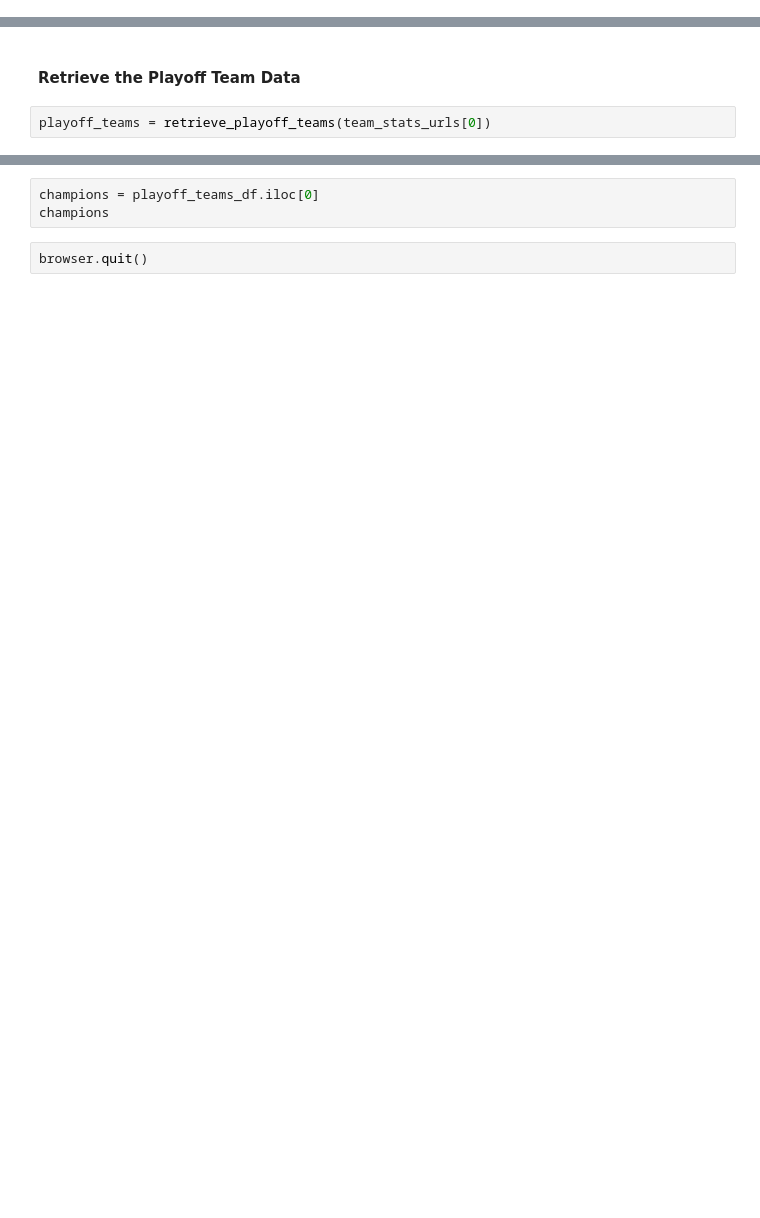
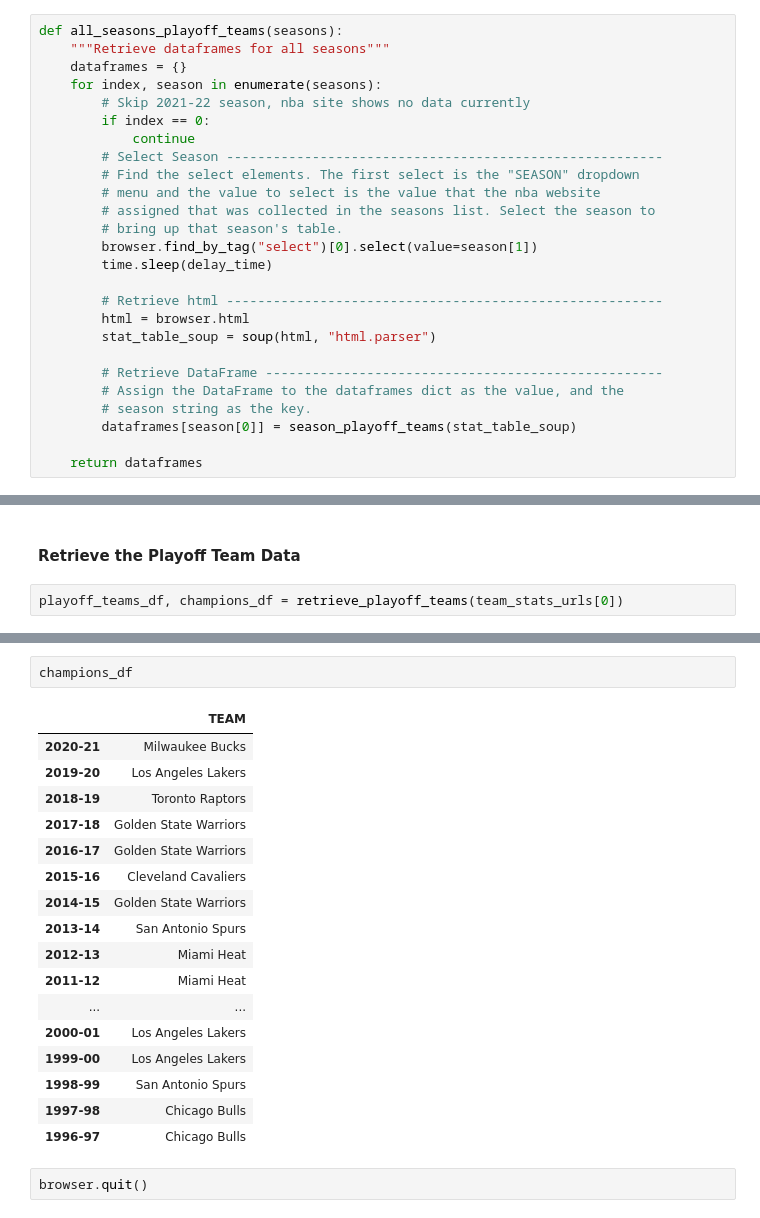
Before and after one commit to pascalegeday/NBA_Prediction_Analysis, a Jupyter notebook: nba_stats_scraper.ipynb, the cells around one changed output, grey strips where cells are left out. Saved outputs shown, nothing was run; the diff lists cells and outputs as text; blank space fills up the shorter version.

```diff
--- a/nba_stats_scraper.ipynb
+++ b/nba_stats_scraper.ipynb
@@ -265,0 +343,26 @@ def season_playoff_teams(stat_table_soup):
+# %%
+def all_seasons_playoff_teams(seasons):
+    """Retrieve dataframes for all seasons"""
+    dataframes = {}
+    for index, season in enumerate(seasons):
+        # Skip 2021-22 season, nba site shows no data currently
+        if index == 0:
+            continue
+        # Select Season --------------------------------------------------------
+        # Find the select elements. The first select is the "SEASON" dropdown
+        # menu and the value to select is the value that the nba website
+        # assigned that was collected in the seasons list. Select the season to
+        # bring up that season's table.
+        browser.find_by_tag("select")[0].select(value=season[1])
+        time.sleep(delay_time)
+
+        # Retrieve html --------------------------------------------------------
+        html = browser.html
+        stat_table_soup = soup(html, "html.parser")
+
+        # Retrieve DataFrame ---------------------------------------------------
+        # Assign the DataFrame to the dataframes dict as the value, and the
+        # season string as the key.
+        dataframes[season[0]] = season_playoff_teams(stat_table_soup)
+
+    return dataframes
@@ -266,5 +425,5 @@ def season_playoff_teams(stat_table_soup):
 # %% [markdown]
 #### Retrieve the Playoff Team Data
 # %%
-playoff_teams = retrieve_playoff_teams(team_stats_urls[0])
+playoff_teams_df, champions_df = retrieve_playoff_teams(team_stats_urls[0])
 # %%
@@ -281,5 +450,22 @@ playoff_teams_df
 # %%
-champions = playoff_teams_df.iloc[0]
-champions
+champions_df
+# %% [output]
+|  | TEAM |
+| 2020-21 | Milwaukee Bucks |
+| 2019-20 | Los Angeles Lakers |
+| 2018-19 | Toronto Raptors |
+| 2017-18 | Golden State Warriors |
+| 2016-17 | Golden State Warriors |
+| 2015-16 | Cleveland Cavaliers |
+| 2014-15 | Golden State Warriors |
+| 2013-14 | San Antonio Spurs |
+| 2012-13 | Miami Heat |
+| 2011-12 | Miami Heat |
+| ... | ... |
+| 2000-01 | Los Angeles Lakers |
+| 1999-00 | Los Angeles Lakers |
+| 1998-99 | San Antonio Spurs |
+| 1997-98 | Chicago Bulls |
+| 1996-97 | Chicago Bulls |
 # %%
 browser.quit()
```
Also changed, not shown: parts of 46 cells of this notebook.
